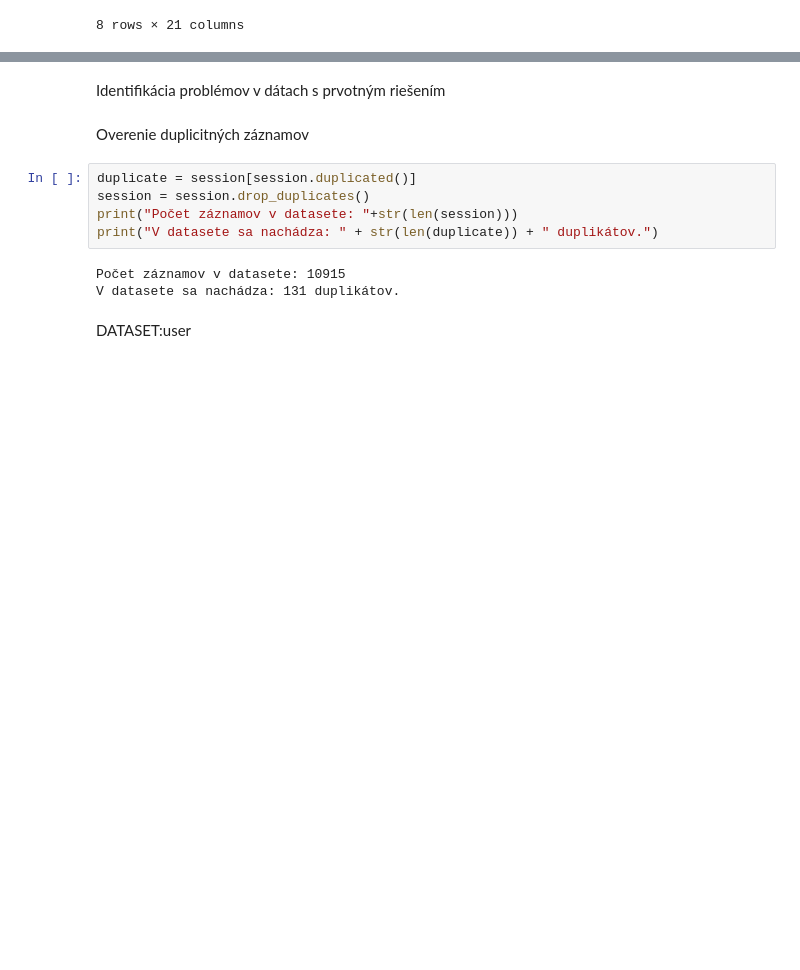
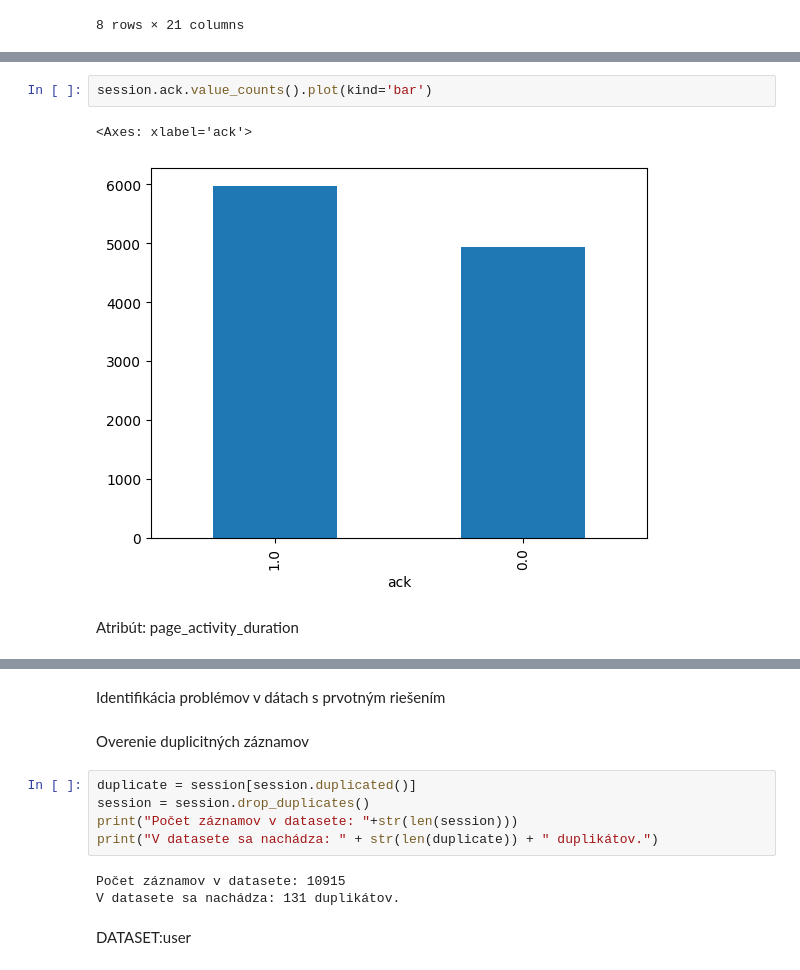
Before and after one commit to LukasLovas/IAU_Project_LL_DL, a Jupyter notebook: zadanie_1_časť.ipynb, the cells around one changed output, grey strips where cells are left out. Cells and saved outputs as stored; diff of their text form; blank space fills up the shorter version.

Commit message:
Update zadanie_1_časť.ipynb
dokončenie analýzy datasetov a atribútov a začatie párovej analýzy

```diff
--- a/zadanie_1_časť.ipynb
+++ b/zadanie_1_časť.ipynb
@@ -144,0 +243,7 @@ session.describe()
+# %%
+session.ack.value_counts().plot(kind='bar')
+# %% [output]
+<Axes: xlabel='ack'>
+[figure, added]
+# %% [markdown]
+Atribút: page_activity_duration
```
Also changed, not shown: parts of 41 cells of this notebook.
